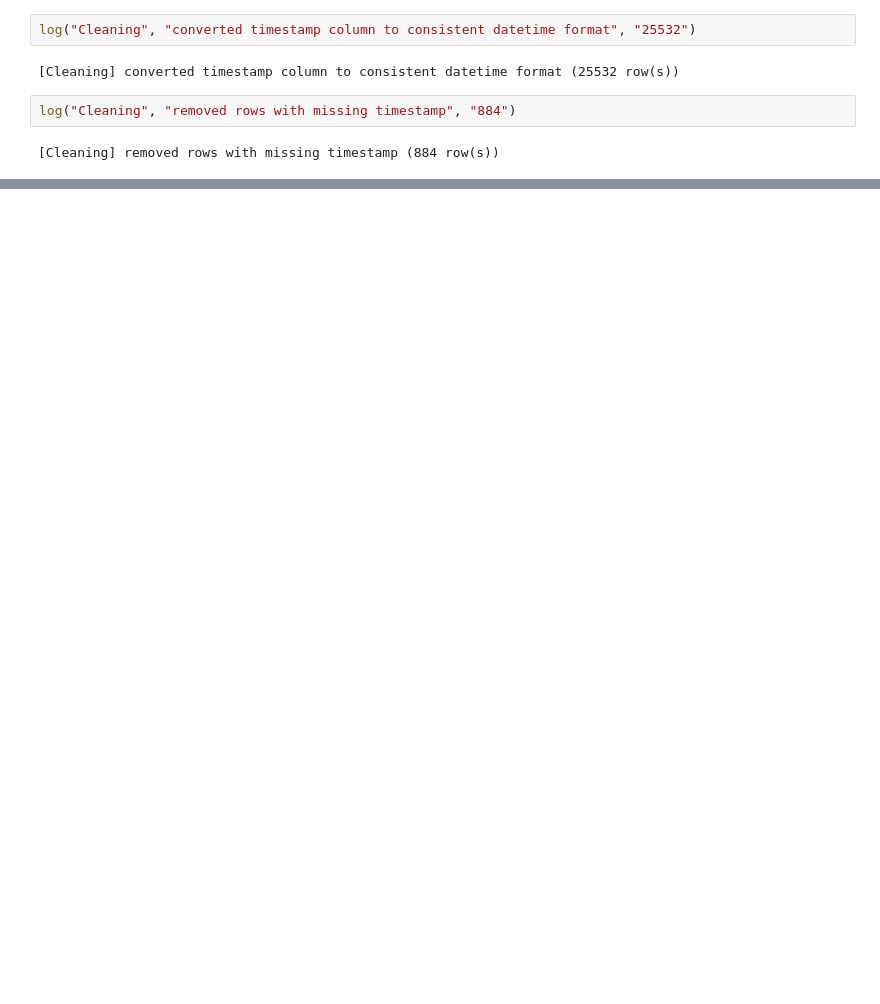
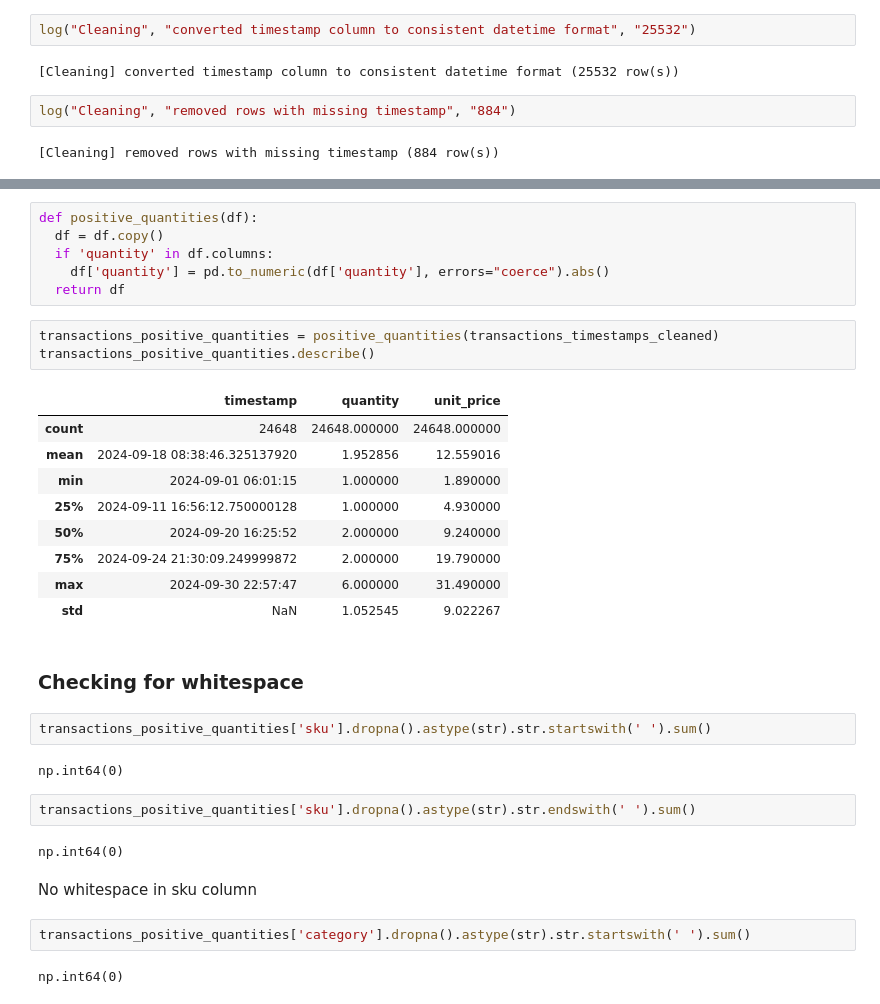
Before and after one commit to mayajdias/walmart-hurricane-project, a Jupyter notebook: notebooks/Cleaning.ipynb, the cells around one changed output, grey strips where cells are left out. Saved outputs shown, nothing was run; the diff lists cells and outputs as text; blank space fills up the shorter version.

```diff
--- a/notebooks/Cleaning.ipynb
+++ b/notebooks/Cleaning.ipynb
@@ -682,0 +711,35 @@ log("Cleaning", "removed rows with missing timestamp", "884")
+# %%
+def positive_quantities(df):
+  df = df.copy()
+  if 'quantity' in df.columns:
+    df['quantity'] = pd.to_numeric(df['quantity'], errors="coerce").abs()
+  return df
+# %%
+transactions_positive_quantities = positive_quantities(transactions_timestamps_cleaned)
+transactions_positive_quantities.describe()
+# %% [output]
+|  | timestamp | quantity | unit_price |
+| count | 24648 | 24648.000000 | 24648.000000 |
+| mean | 2024-09-18 08:38:46.325137920 | 1.952856 | 12.559016 |
+| min | 2024-09-01 06:01:15 | 1.000000 | 1.890000 |
+| 25% | 2024-09-11 16:56:12.750000128 | 1.000000 | 4.930000 |
+| 50% | 2024-09-20 16:25:52 | 2.000000 | 9.240000 |
+| 75% | 2024-09-24 21:30:09.249999872 | 2.000000 | 19.790000 |
+| max | 2024-09-30 22:57:47 | 6.000000 | 31.490000 |
+| std | NaN | 1.052545 | 9.022267 |
+# %% [markdown]
+### Checking for whitespace
+# %%
+transactions_positive_quantities['sku'].dropna().astype(str).str.startswith(' ').sum()
+# %% [output]
+np.int64(0)
+# %%
+transactions_positive_quantities['sku'].dropna().astype(str).str.endswith(' ').sum()
+# %% [output]
+np.int64(0)
+# %% [markdown]
+No whitespace in sku column
+# %%
+transactions_positive_quantities['category'].dropna().astype(str).str.startswith(' ').sum()
+# %% [output]
+np.int64(0)
```
Also changed, not shown: parts of 49 cells of this notebook.
